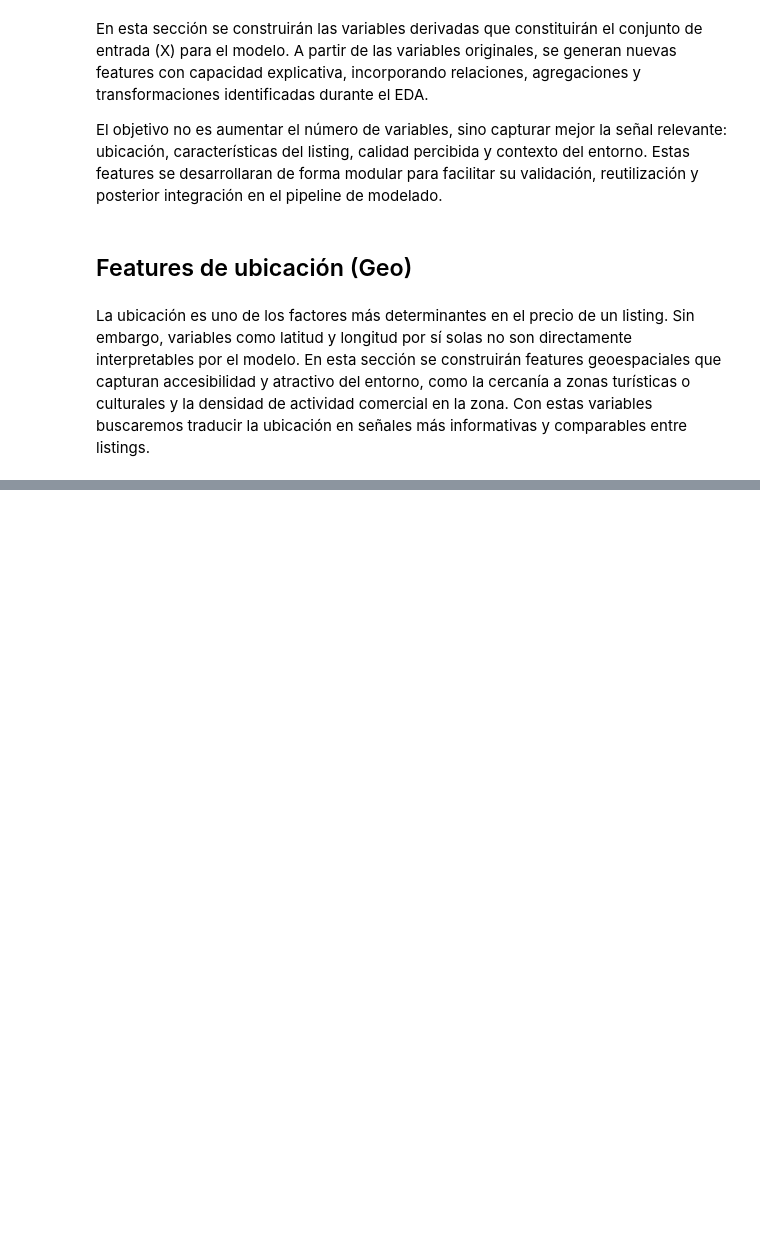
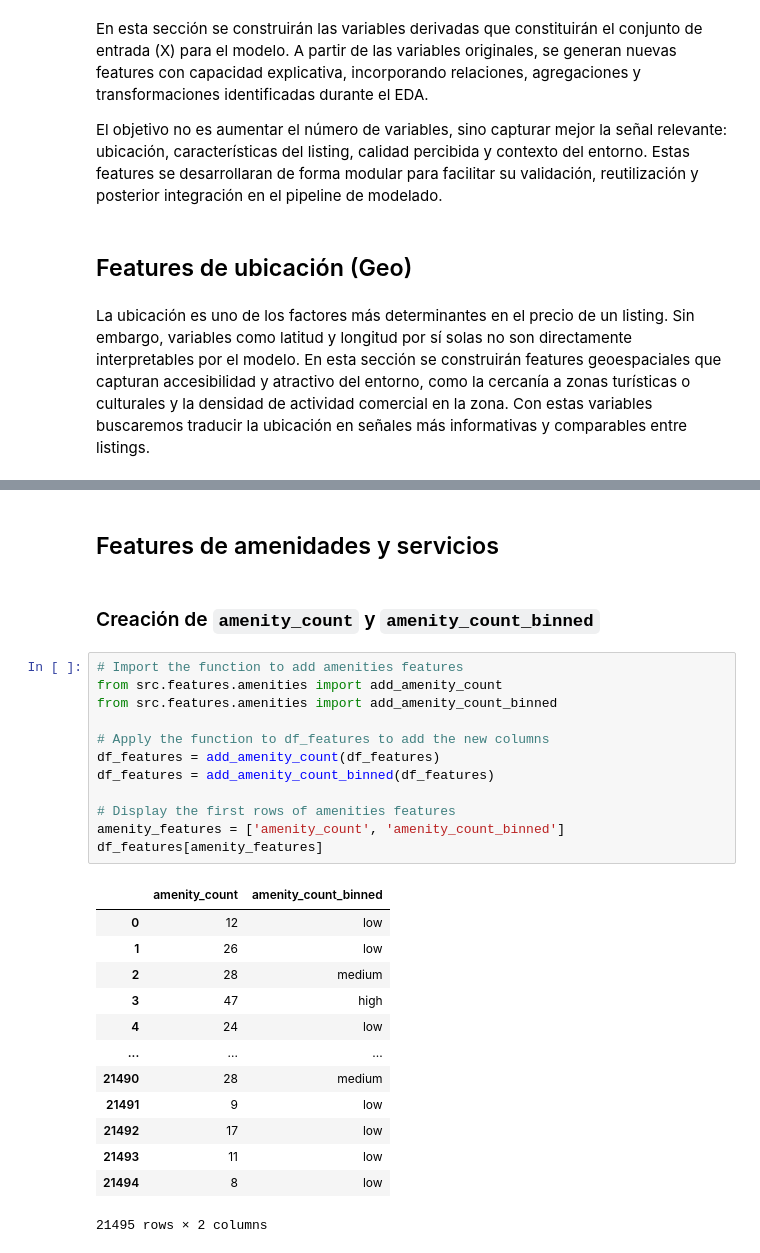
Before and after one commit to josue-rdgzcb/airbnb-price-prediction-cdmx, a Jupyter notebook: notebooks/02_feature_engineering.ipynb, the cells around one changed output, grey strips where cells are left out. Cells and saved outputs as stored; diff of their text form; blank space fills up the shorter version.

```diff
--- a/notebooks/02_feature_engineering.ipynb
+++ b/notebooks/02_feature_engineering.ipynb
@@ -128,0 +224,30 @@ pearson_r         0.294201
+# %% [markdown]
+## Features de amenidades y servicios
+# %% [markdown]
+### Creación de `amenity_count` y `amenity_count_binned`
+# %%
+# Import the function to add amenities features
+from src.features.amenities import add_amenity_count
+from src.features.amenities import add_amenity_count_binned
+
+# Apply the function to df_features to add the new columns
+df_features = add_amenity_count(df_features)
+df_features = add_amenity_count_binned(df_features)
+
+# Display the first rows of amenities features
+amenity_features = ['amenity_count', 'amenity_count_binned']
+df_features[amenity_features]
+# %% [output]
+|  | amenity_count | amenity_count_binned |
+| 0 | 12 | low |
+| 1 | 26 | low |
+| 2 | 28 | medium |
+| 3 | 47 | high |
+| 4 | 24 | low |
+| ... | ... | ... |
+| 21490 | 28 | medium |
+| 21491 | 9 | low |
+| 21492 | 17 | low |
+| 21493 | 11 | low |
+| 21494 | 8 | low |
+21495 rows × 2 columns
```
Also changed, not shown: parts of 16 cells of this notebook.
